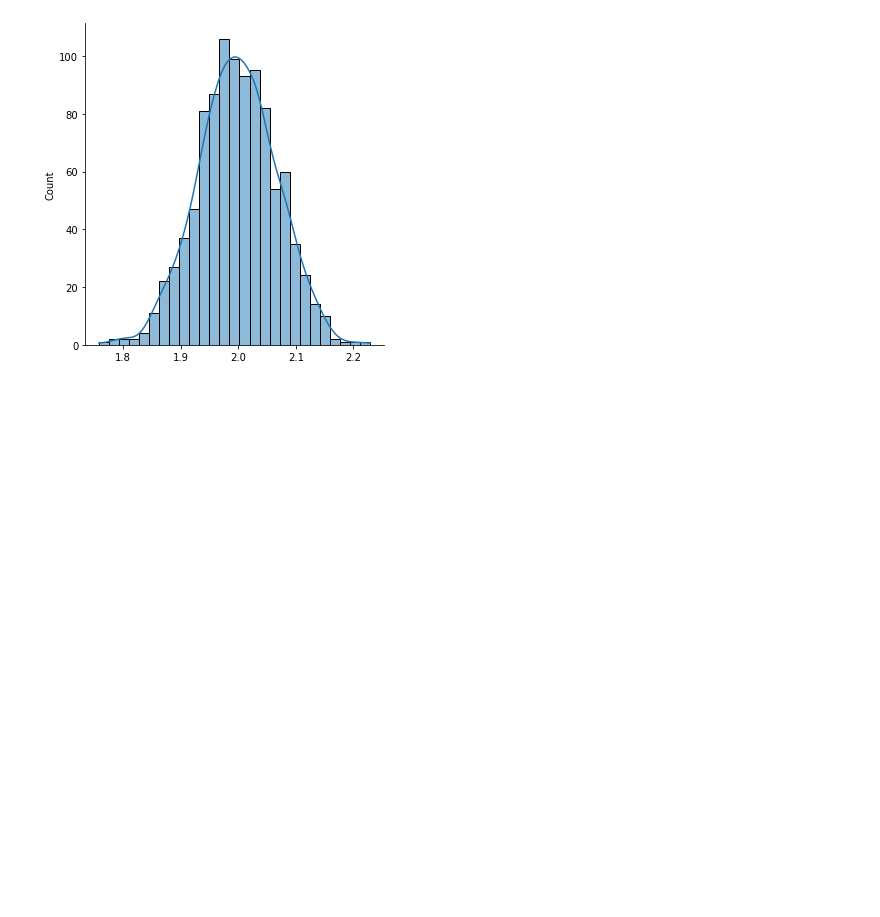
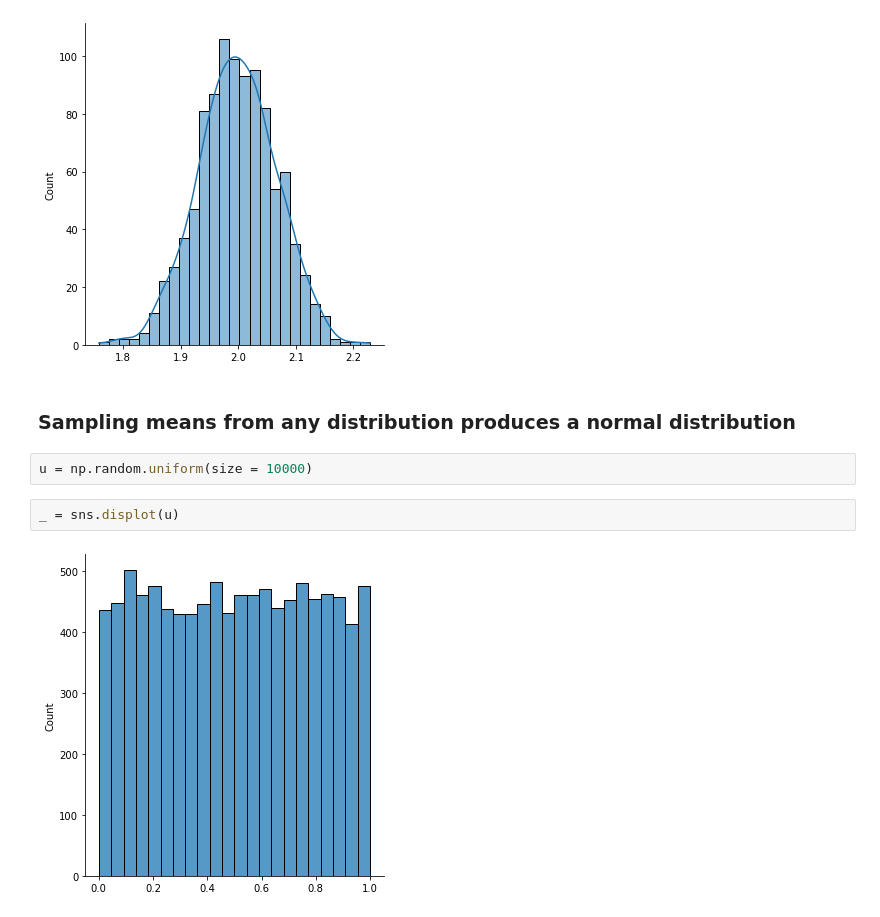
Before and after one commit to Shemnderitu/Statisticsfordatascience, a Jupyter notebook: Prac3.ipynb, the cells around one changed output. Cells and saved outputs as stored; diff of their text form; blank space fills up the shorter version.

Commit message:
CLT on a sample size from a uniform distribution

```diff
--- a/Prac3.ipynb
+++ b/Prac3.ipynb
@@ -176,3 +176,11 @@ _ = sns.displot(m, kde = True)
 _ = sns.displot(sample_mean_calculator(m, 1000, 1000), kde=True)
 # %% [output]
 [figure]
+# %% [markdown]
+### Sampling means from any distribution produces a normal distribution
+# %%
+u = np.random.uniform(size = 10000)
+# %%
+_ = sns.displot(u)
+# %% [output]
+[figure, added]
```
Also changed, not shown: parts of 1 cell of this notebook.
